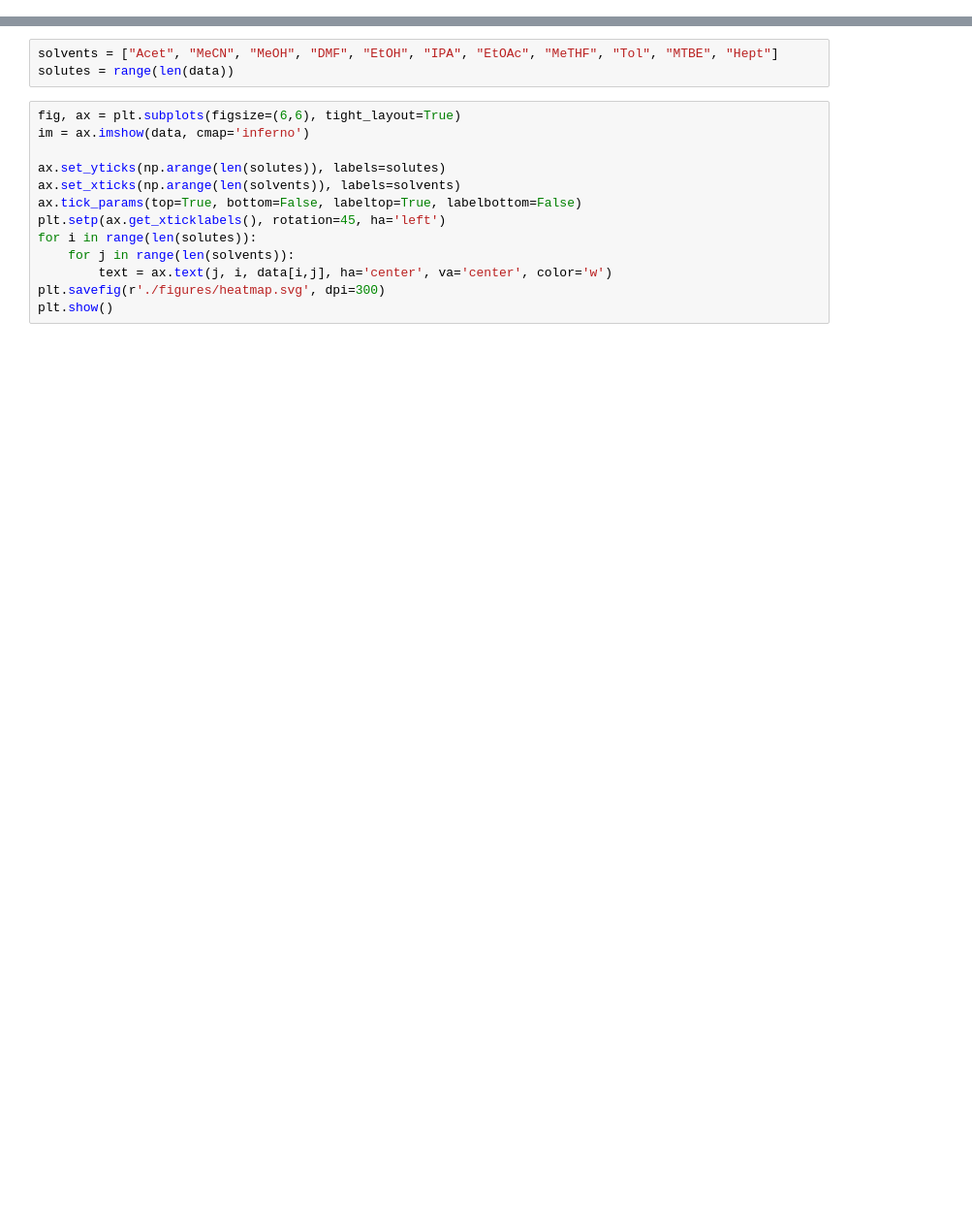
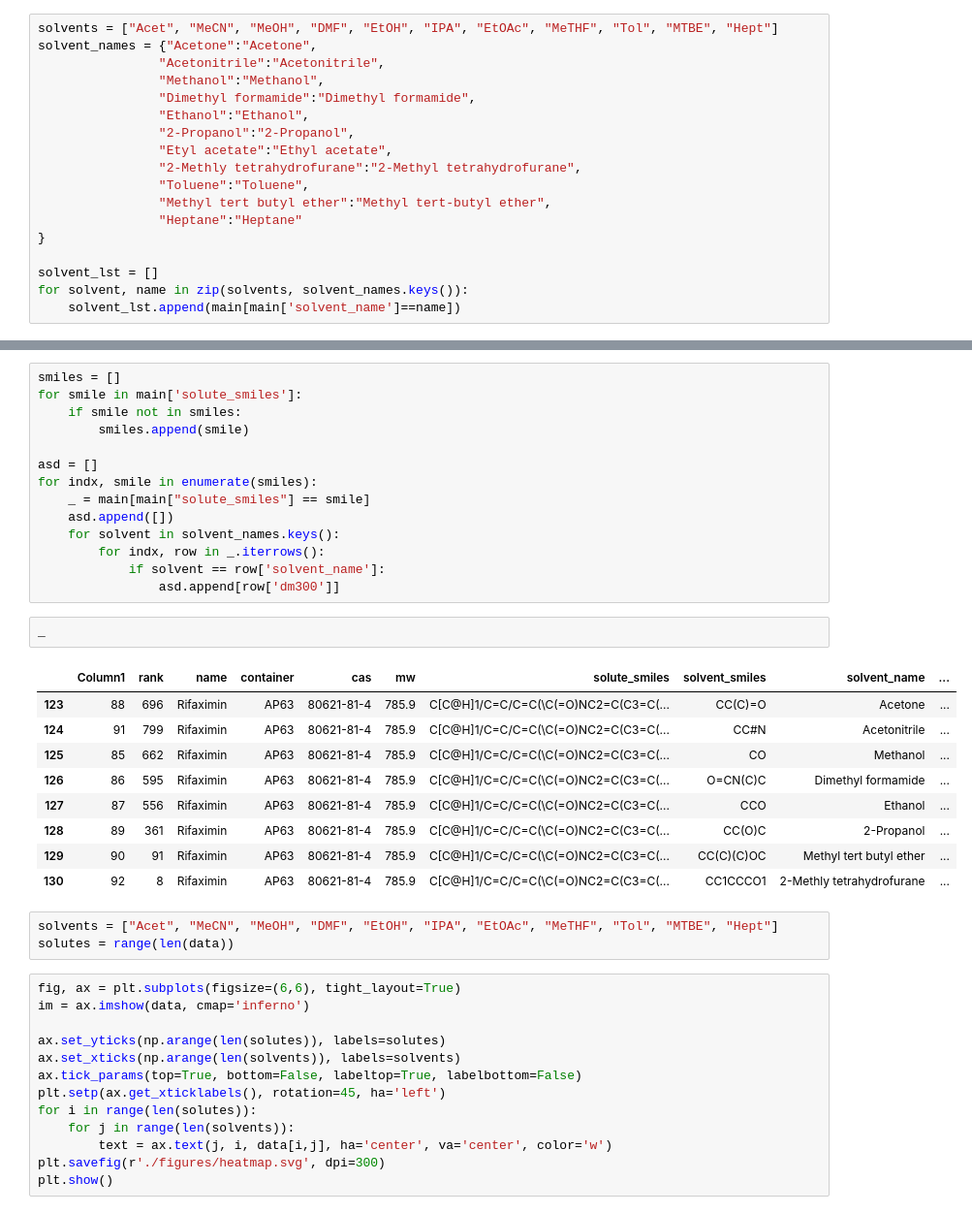
Before and after one commit to ignaczgerg/osn-solvent, a Jupyter notebook: heatmap.ipynb, the cells around one changed output, grey strips where cells are left out. Shown at 97% size. Saved outputs shown, nothing was run; the diff lists cells and outputs as text; blank space fills up the shorter version.

```diff
--- a/heatmap.ipynb
+++ b/heatmap.ipynb
@@ -29,0 +17,18 @@ data = np.array(main.iloc[:,1:])
+# %%
+solvents = ["Acet", "MeCN", "MeOH", "DMF", "EtOH", "IPA", "EtOAc", "MeTHF", "Tol", "MTBE", "Hept"]
+solvent_names = {"Acetone":"Acetone",
+                "Acetonitrile":"Acetonitrile",
+                "Methanol":"Methanol",
+                "Dimethyl formamide":"Dimethyl formamide",
+                "Ethanol":"Ethanol",
+                "2-Propanol":"2-Propanol",
+                "Etyl acetate":"Ethyl acetate",
+                "2-Methly tetrahydrofurane":"2-Methyl tetrahydrofurane",
+                "Toluene":"Toluene",
+                "Methyl tert butyl ether":"Methyl tert-butyl ether",
+                "Heptane":"Heptane"
+}
+
+solvent_lst = []
+for solvent, name in zip(solvents, solvent_names.keys()):
+    solvent_lst.append(main[main['solvent_name']==name])
@@ -30,3 +39,29 @@ data = np.array(main.iloc[:,1:])
+# %%
+smiles = []
+for smile in main['solute_smiles']:
+    if smile not in smiles:
+        smiles.append(smile)
+
+asd = []
+for indx, smile in enumerate(smiles):
+    _ = main[main["solute_smiles"] == smile]
+    asd.append([])
+    for solvent in solvent_names.keys():
+        for indx, row in _.iterrows():
+            if solvent == row['solvent_name']:
+                asd.append[row['dm300']]
+# %%
+_
+# %% [output]
+|  | Column1 | rank | name | container | cas | mw | solute_smiles | solvent_smiles | solvent_name | ... |
+| 123 | 88 | 696 | Rifaximin | AP63 | 80621-81-4 | 785.9 | C[C@H]1/C=C/C=C(\C(=O)NC2=C(C3=C(... | CC(C)=O | Acetone | ... |
+| 124 | 91 | 799 | Rifaximin | AP63 | 80621-81-4 | 785.9 | C[C@H]1/C=C/C=C(\C(=O)NC2=C(C3=C(... | CC#N | Acetonitrile | ... |
+| 125 | 85 | 662 | Rifaximin | AP63 | 80621-81-4 | 785.9 | C[C@H]1/C=C/C=C(\C(=O)NC2=C(C3=C(... | CO | Methanol | ... |
+| 126 | 86 | 595 | Rifaximin | AP63 | 80621-81-4 | 785.9 | C[C@H]1/C=C/C=C(\C(=O)NC2=C(C3=C(... | O=CN(C)C | Dimethyl formamide | ... |
+| 127 | 87 | 556 | Rifaximin | AP63 | 80621-81-4 | 785.9 | C[C@H]1/C=C/C=C(\C(=O)NC2=C(C3=C(... | CCO | Ethanol | ... |
+| 128 | 89 | 361 | Rifaximin | AP63 | 80621-81-4 | 785.9 | C[C@H]1/C=C/C=C(\C(=O)NC2=C(C3=C(... | CC(O)C | 2-Propanol | ... |
+| 129 | 90 | 91 | Rifaximin | AP63 | 80621-81-4 | 785.9 | C[C@H]1/C=C/C=C(\C(=O)NC2=C(C3=C(... | CC(C)(C)OC | Methyl tert butyl ether | ... |
+| 130 | 92 | 8 | Rifaximin | AP63 | 80621-81-4 | 785.9 | C[C@H]1/C=C/C=C(\C(=O)NC2=C(C3=C(... | CC1CCCO1 | 2-Methly tetrahydrofurane | ... |
 # %%
 solvents = ["Acet", "MeCN", "MeOH", "DMF", "EtOH", "IPA", "EtOAc", "MeTHF", "Tol", "MTBE", "Hept"]
 solutes = range(len(data))
```
Also changed, not shown: parts of 7 cells of this notebook, 12 other files.
